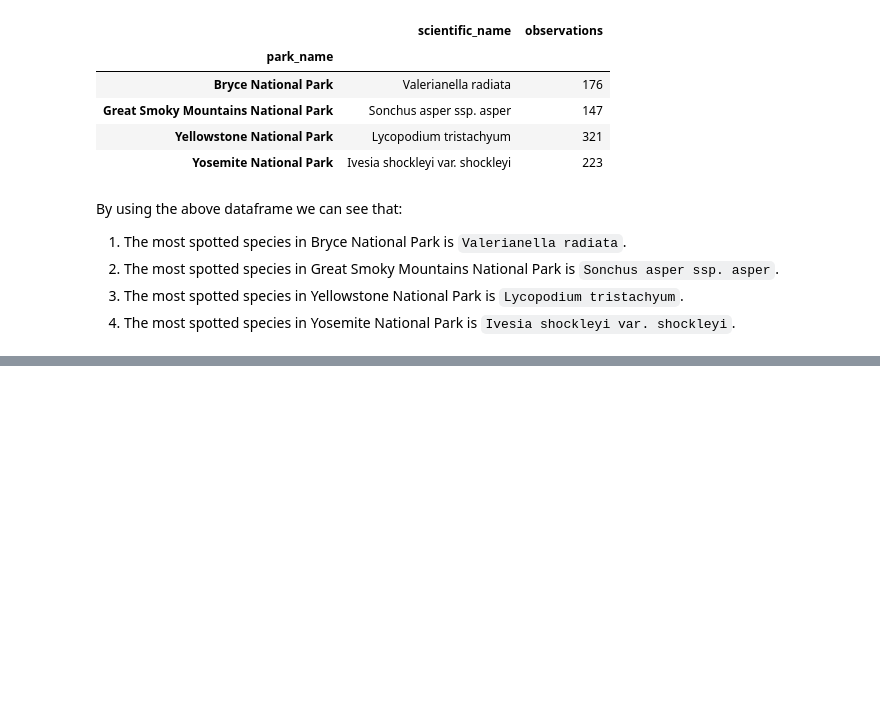
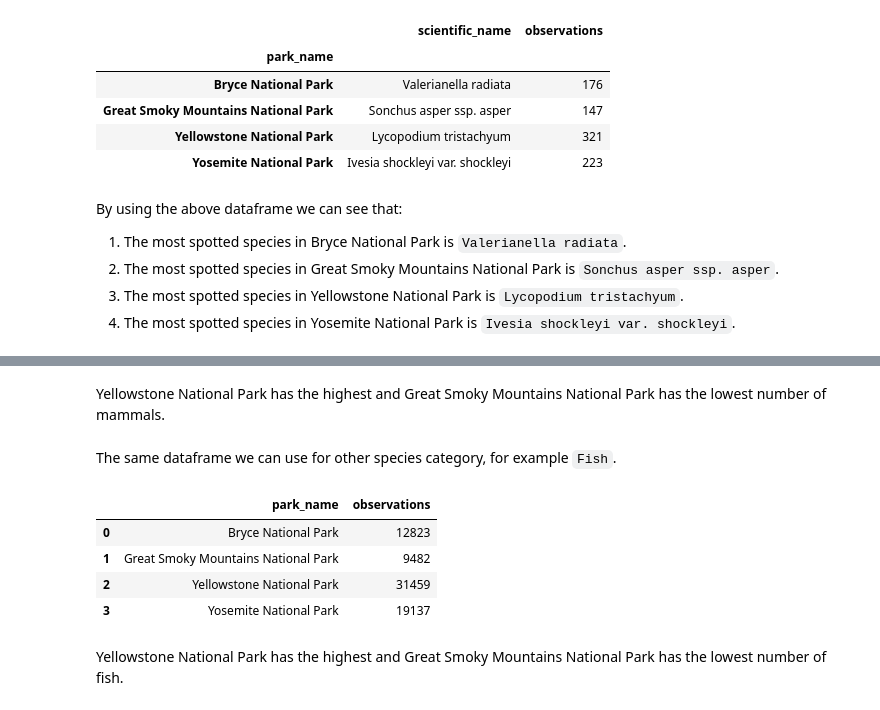
Before and after one commit to Kate-Pol/Biodiversity-in-National-Parks, a Jupyter notebook: biodiversity_.ipynb, the cells around one changed output, grey strips where cells are left out. Cells and saved outputs as stored; diff of their text form; code cells hidden in the pictures; blank space fills up the shorter version.

```diff
--- a/biodiversity_.ipynb
+++ b/biodiversity_.ipynb
@@ -381,0 +398,18 @@ By using the above dataframe we can see that:
+# %% [markdown]
+Yellowstone National Park has the highest and Great Smoky Mountains National Park has the lowest number of mammals.
+# %% [markdown]
+The same dataframe we can use for other species category, for example `Fish`.
+# %%
+z = observations.merge(species)
+
+mammal_specis = z[z.category == "Fish"]
+
+mammal_specis.groupby('park_name').observations.sum().reset_index()
+# %% [output]
+|  | park_name | observations |
+| 0 | Bryce National Park | 12823 |
+| 1 | Great Smoky Mountains National Park | 9482 |
+| 2 | Yellowstone National Park | 31459 |
+| 3 | Yosemite National Park | 19137 |
+# %% [markdown]
+Yellowstone National Park has the highest and Great Smoky Mountains National Park has the lowest number of fish.
```
Also changed, not shown: parts of 3 cells of this notebook.
